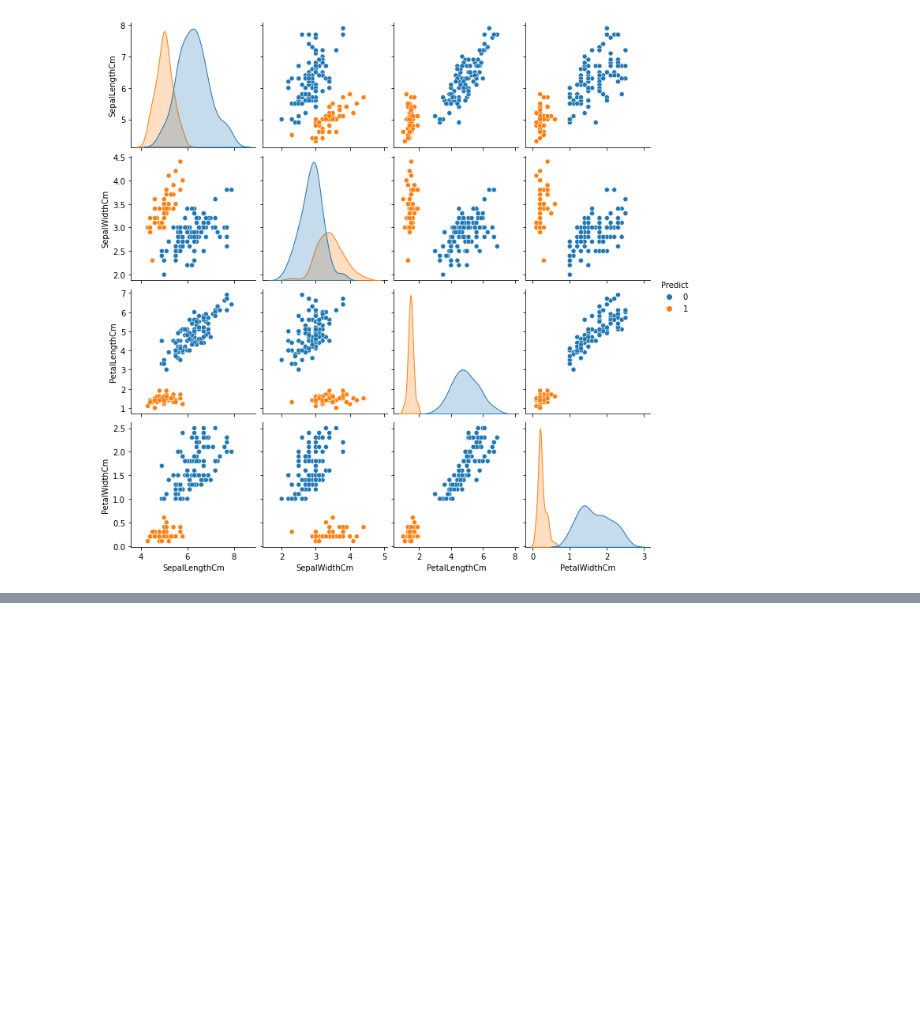
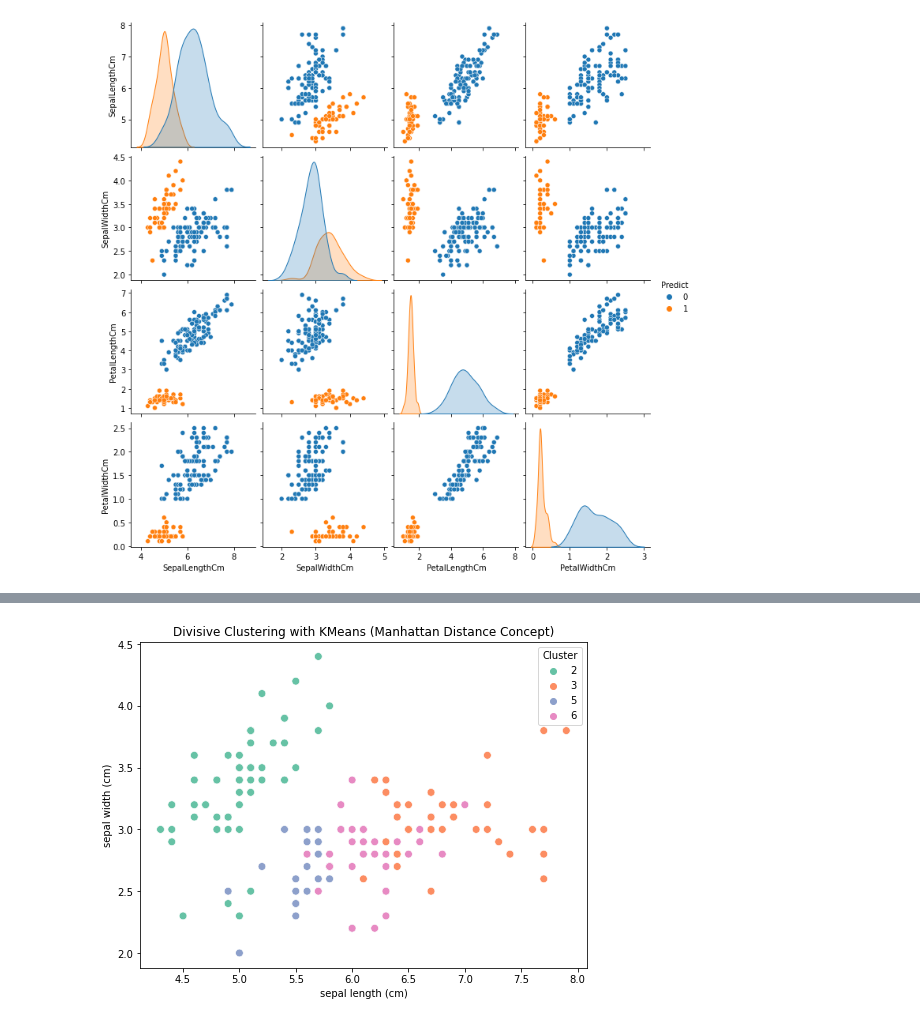
Before and after one commit to MuhammadUzair0786/Unsupervised-Machine-Learning-Algorithm, a Jupyter notebook: Hierarchical_Clustering & Types.ipynb, the cells around one changed output, grey strips where cells are left out. Saved outputs shown, nothing was run; the diff lists cells and outputs as text; code cells hidden in the pictures; blank space fills up the shorter version.

Commit message:
Hierarchical Clustring and its types Agglomertive and Divisive Clustring Practice Solve

```diff
--- a/Hierarchical_Clustering & Types.ipynb
+++ b/Hierarchical_Clustering & Types.ipynb
@@ -62,0 +132,6 @@ A true divisive clustering algorithm is called DIANA (Divisive Analysis Clusteri
+# %%
+# Apply divisive clustering on the dataset
+labels = divisive_clustering(data, max_clusters=4)
+
+# Display cluster labels
+labels.head(10)
@@ -62,0 +150,17 @@ A true divisive clustering algorithm is called DIANA (Divisive Analysis Clusteri
+# %%
+# Plot the clusters
+plt.figure(figsize=(8, 6))
+sns.scatterplot(
+    x=data.iloc[:, 0],
+    y=data.iloc[:, 1],
+    hue=labels,
+    palette="Set2",
+    s=60
+)
+plt.title('Divisive Clustering with KMeans (Manhattan Distance Concept)')
+plt.xlabel(data.columns[0])
+plt.ylabel(data.columns[1])
+plt.legend(title="Cluster")
+plt.show()
+# %% [output]
+[figure, added]
```
Also changed, not shown: parts of 6 cells of this notebook.
